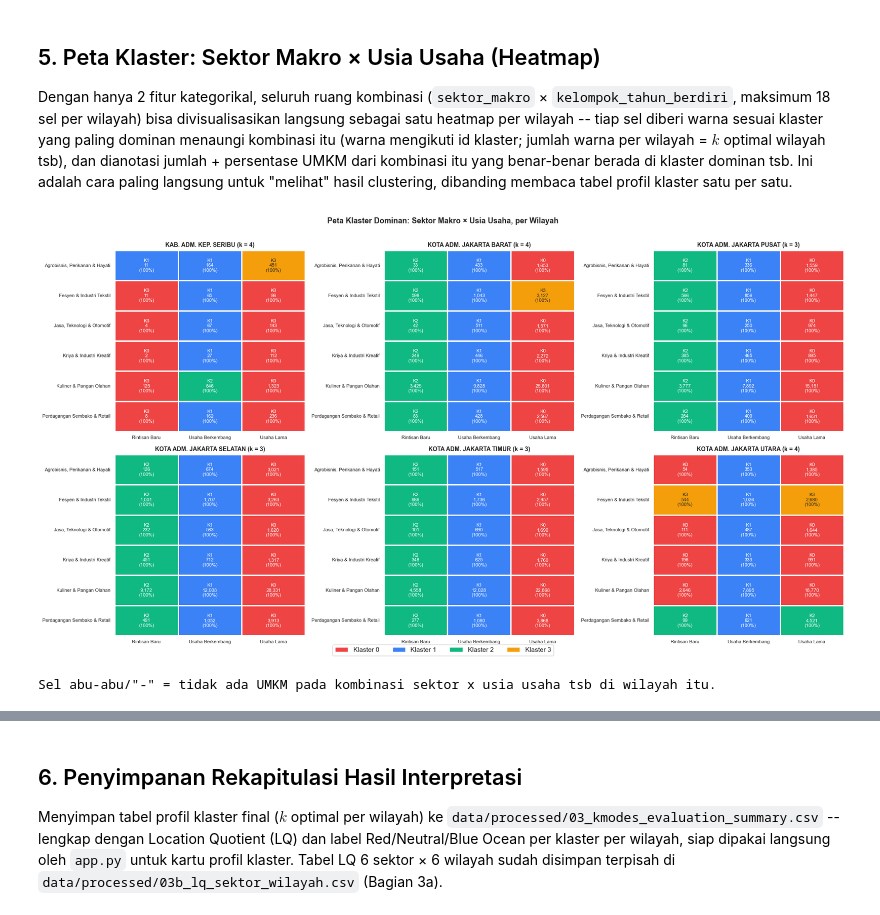
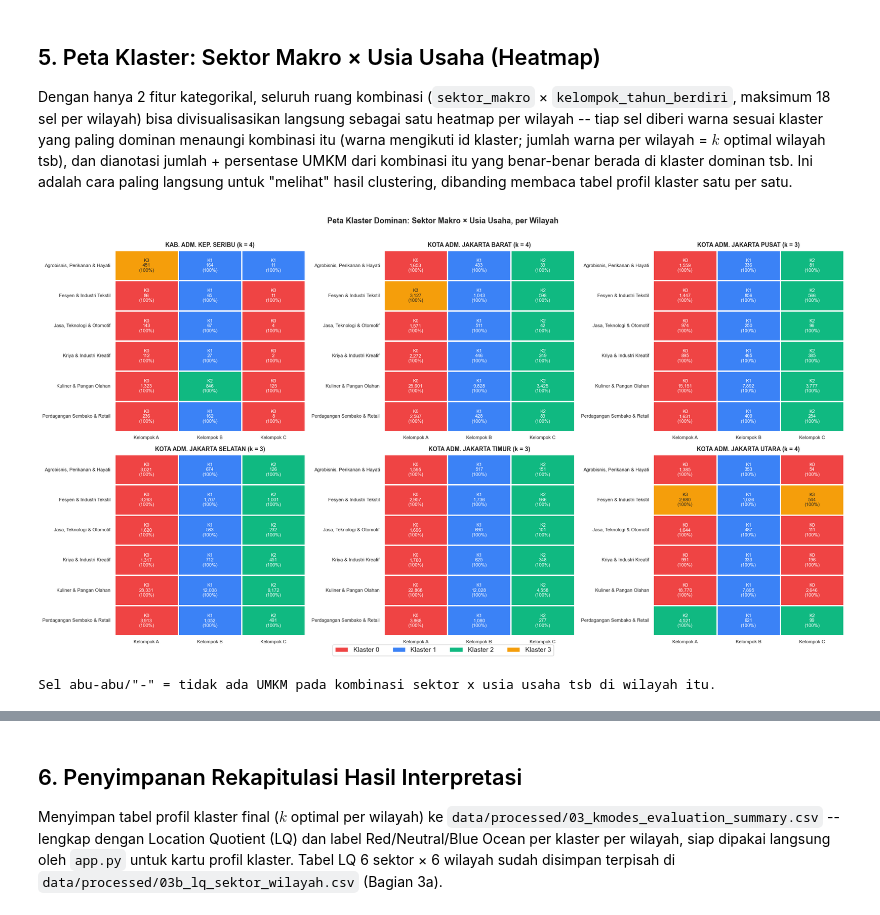
Before and after one commit to AdrianoDeshon1012/Program-Skripsi-Segmentasi-UMKM, a Jupyter notebook: notebooks/03_interpretasi_dan_penerapan_ocean.ipynb, the cells around one changed output, grey strips where cells are left out. Drawn from its saved outputs; the diff is of its cells as text; code cells hidden in the pictures.

Commit message:
change kelompok_tahun_berdiri

```diff
--- a/notebooks/03_interpretasi_dan_penerapan_ocean.ipynb
+++ b/notebooks/03_interpretasi_dan_penerapan_ocean.ipynb
@@ -296,7 +296,7 @@ Dengan hanya 2 fitur kategorikal, seluruh ruang kombinasi (`sektor_makro` × `ke
 # Warna mengikuti id klaster: Klaster 0 selalu merah, Klaster 1 biru, dst. di semua wilayah.
 CLUSTER_COLORS = ['#EF4444', '#3B82F6', '#10B981', '#F59E0B', '#8B5CF6', '#EC4899']
 
-usia_order = ['Rintisan Baru (2024)', 'Usaha Berkembang (2022-2023)', 'Usaha Lama (2020-2021)']
+usia_order = ['Kelompok A (2020-2021)', 'Kelompok B (2022-2023)', 'Kelompok C (2024)']
 sektor_order = sorted(df['sektor_makro'].unique().tolist())
 
 def build_cluster_heatmap_data(df_region, sektor_order, usia_order):
@@ -331,33 +331,33 @@ for idx, wil in enumerate(daftar_wilayah):
                 annot[r, c] = "-"
             else:
                 baris = [
                     f"K{int(pivot_cluster.iat[r, c])}",
                     f"{int(pivot_n.iat[r, c]):,}",
                     f"({pivot_pct.iat[r, c]:.0f}%)",
                 ]
                 annot[r, c] = chr(10).join(baris)
 
     mask = pivot_cluster.isna()
     sns.heatmap(
         pivot_cluster.astype(float), mask=mask, annot=annot, fmt='', cmap=cmap,
         vmin=-0.5, vmax=k_wil - 0.5, cbar=False, linewidths=1, linecolor='white',
         ax=axes[idx], annot_kws={'fontsize': 8}, xticklabels=[u.split(' (')[0] for u in usia_order]
     )
     axes[idx].set_title(f"{wil} (k = {k_wil})", fontsize=10, fontweight='bold')
     axes[idx].set_xlabel('')
     axes[idx].set_ylabel('')
     axes[idx].tick_params(axis='y', rotation=0, labelsize=8)
     axes[idx].tick_params(axis='x', rotation=0, labelsize=8)
 
 k_maks = int(df.groupby('wilayah')['cluster'].nunique().max())
 legend_patches = [Patch(facecolor=CLUSTER_COLORS[k], label=f'Klaster {k}') for k in range(k_maks)]
 fig.legend(handles=legend_patches, loc='lower center', ncol=k_maks, bbox_to_anchor=(0.5, -0.02), fontsize=11)
 fig.suptitle('Peta Klaster Dominan: Sektor Makro × Usia Usaha, per Wilayah', fontsize=13, fontweight='bold', y=1.01)
 plt.tight_layout()
 plt.show()
 
 print('Sel abu-abu/"-" = tidak ada UMKM pada kombinasi sektor x usia usaha tsb di wilayah itu.')
 # %% [output]
-[figure, old version]
+[figure, new version]
 Sel abu-abu/"-" = tidak ada UMKM pada kombinasi sektor x usia usaha tsb di wilayah itu.
 # %% [markdown]
```
Also changed, not shown: parts of 4 cells of this notebook, 7 other files.
